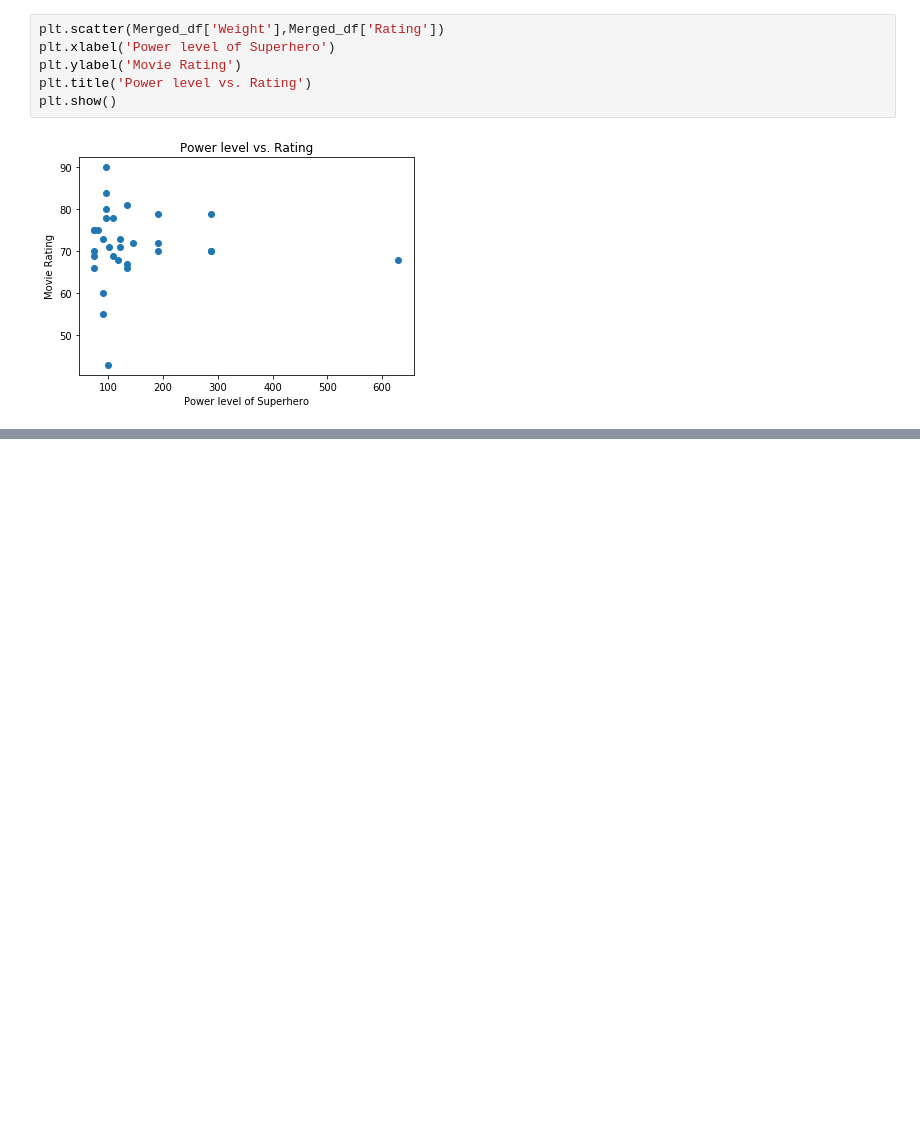
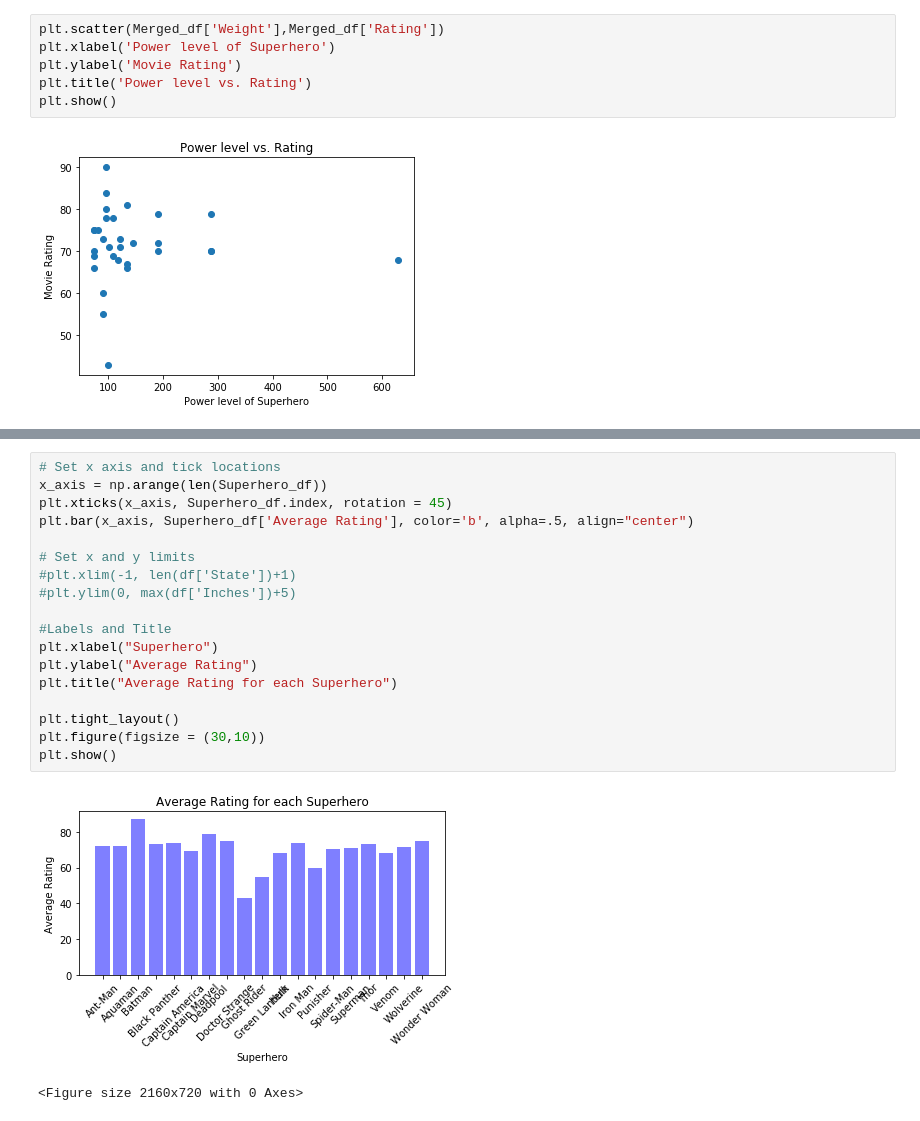
Before and after one commit to RyanSchraeder/Team-Aurora-Marvels, a Jupyter notebook: Plotting_Power_scatters.ipynb, the cells around one changed output, grey strips where cells are left out. Drawn from its saved outputs; the diff is of its cells as text; blank space fills up the shorter version.

```diff
--- a/Plotting_Power_scatters.ipynb
+++ b/Plotting_Power_scatters.ipynb
@@ -51,0 +138,21 @@ plt.show()
+# %%
+# Set x axis and tick locations
+x_axis = np.arange(len(Superhero_df))
+plt.xticks(x_axis, Superhero_df.index, rotation = 45)
+plt.bar(x_axis, Superhero_df['Average Rating'], color='b', alpha=.5, align="center")
+
+# Set x and y limits
+#plt.xlim(-1, len(df['State'])+1)
+#plt.ylim(0, max(df['Inches'])+5)
+
+#Labels and Title
+plt.xlabel("Superhero")
+plt.ylabel("Average Rating")
+plt.title("Average Rating for each Superhero")
+
+plt.tight_layout()
+plt.figure(figsize = (30,10))
+plt.show()
+# %% [output]
+[figure, added]
+<Figure size 2160x720 with 0 Axes>
```
Also changed, not shown: parts of 6 cells of this notebook.
